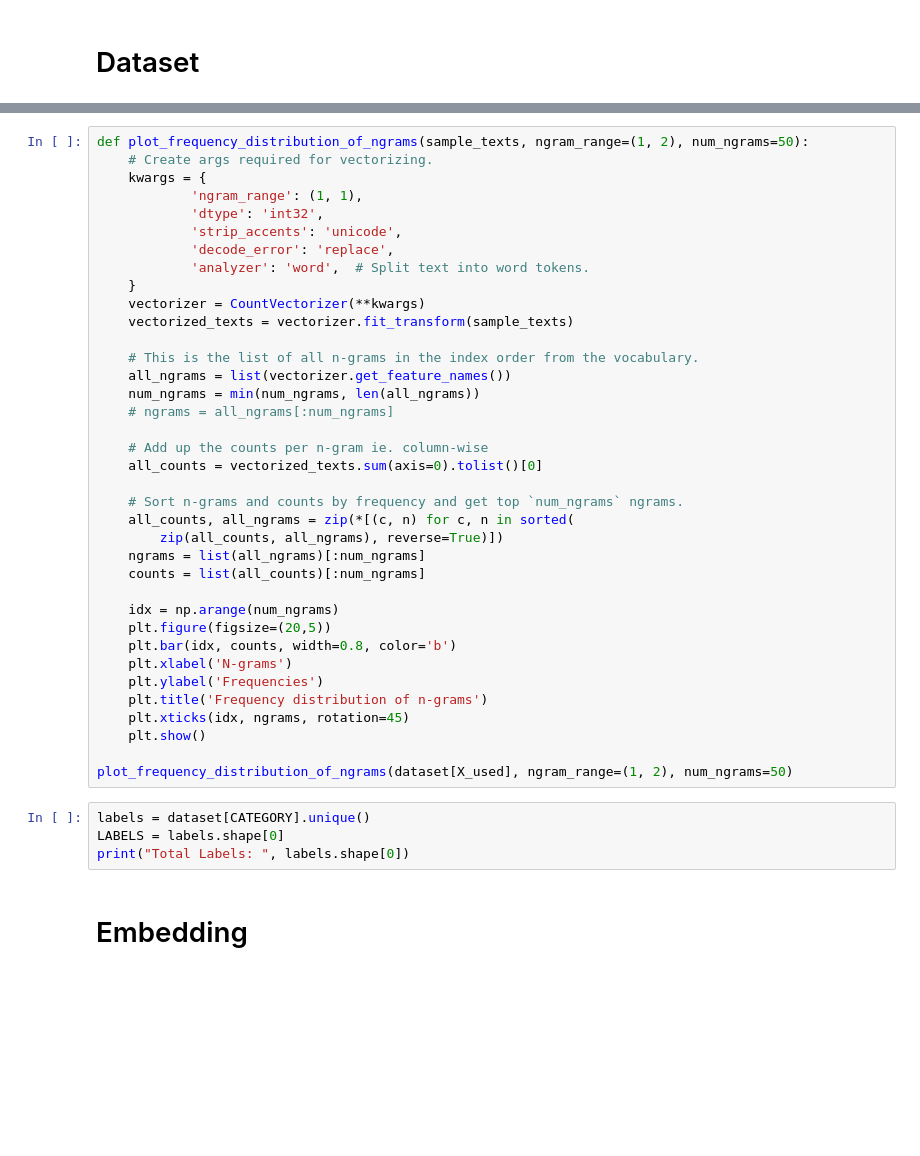
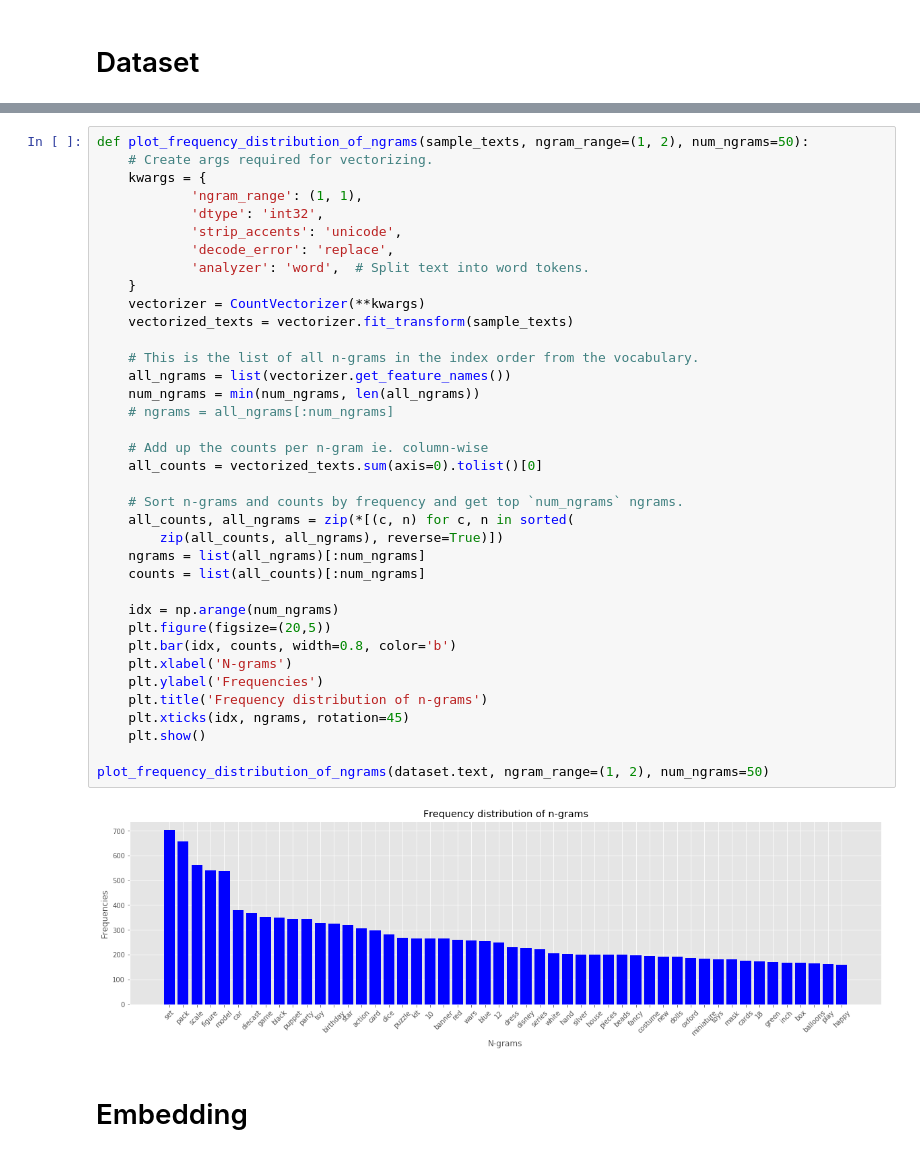
Before and after one commit to rafalencar1997/Product_Classification, a Jupyter notebook: Dataset_Statistics.ipynb, the cells around one changed output, grey strips where cells are left out. Saved outputs shown, nothing was run; the diff lists cells and outputs as text; blank space fills up the shorter version.

```diff
--- a/Dataset_Statistics.ipynb
+++ b/Dataset_Statistics.ipynb
@@ -194,38 +176,36 @@ def plot_frequency_distribution_of_ngrams(sample_texts, ngram_range=(1, 2), num_
             'strip_accents': 'unicode',
             'decode_error': 'replace',
             'analyzer': 'word',  # Split text into word tokens.
     }
     vectorizer = CountVectorizer(**kwargs)
     vectorized_texts = vectorizer.fit_transform(sample_texts)
 
     # This is the list of all n-grams in the index order from the vocabulary.
     all_ngrams = list(vectorizer.get_feature_names())
     num_ngrams = min(num_ngrams, len(all_ngrams))
     # ngrams = all_ngrams[:num_ngrams]
 
     # Add up the counts per n-gram ie. column-wise
     all_counts = vectorized_texts.sum(axis=0).tolist()[0]
 
     # Sort n-grams and counts by frequency and get top `num_ngrams` ngrams.
     all_counts, all_ngrams = zip(*[(c, n) for c, n in sorted(
         zip(all_counts, all_ngrams), reverse=True)])
     ngrams = list(all_ngrams)[:num_ngrams]
     counts = list(all_counts)[:num_ngrams]
 
     idx = np.arange(num_ngrams)
     plt.figure(figsize=(20,5))
     plt.bar(idx, counts, width=0.8, color='b')
     plt.xlabel('N-grams')
     plt.ylabel('Frequencies')
     plt.title('Frequency distribution of n-grams')
     plt.xticks(idx, ngrams, rotation=45)
     plt.show()
 
-plot_frequency_distribution_of_ngrams(dataset[X_used], ngram_range=(1, 2), num_ngrams=50)
+plot_frequency_distribution_of_ngrams(dataset.text, ngram_range=(1, 2), num_ngrams=50)
+# %% [output]
+[figure, added]
-# %%
-labels = dataset[CATEGORY].unique()
-LABELS = labels.shape[0]
-print("Total Labels: ", labels.shape[0])
 # %% [markdown]
 # Embedding
 # %% [markdown]
```
Also changed, not shown: parts of 21 cells of this notebook.
